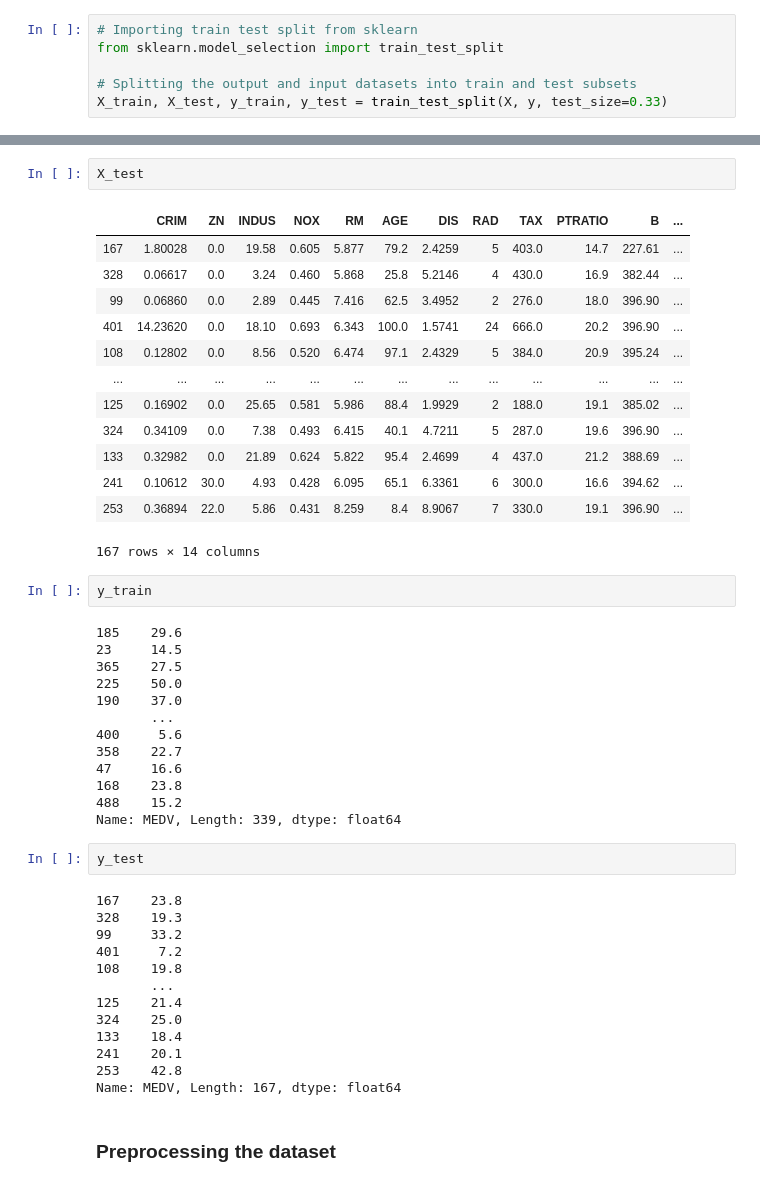
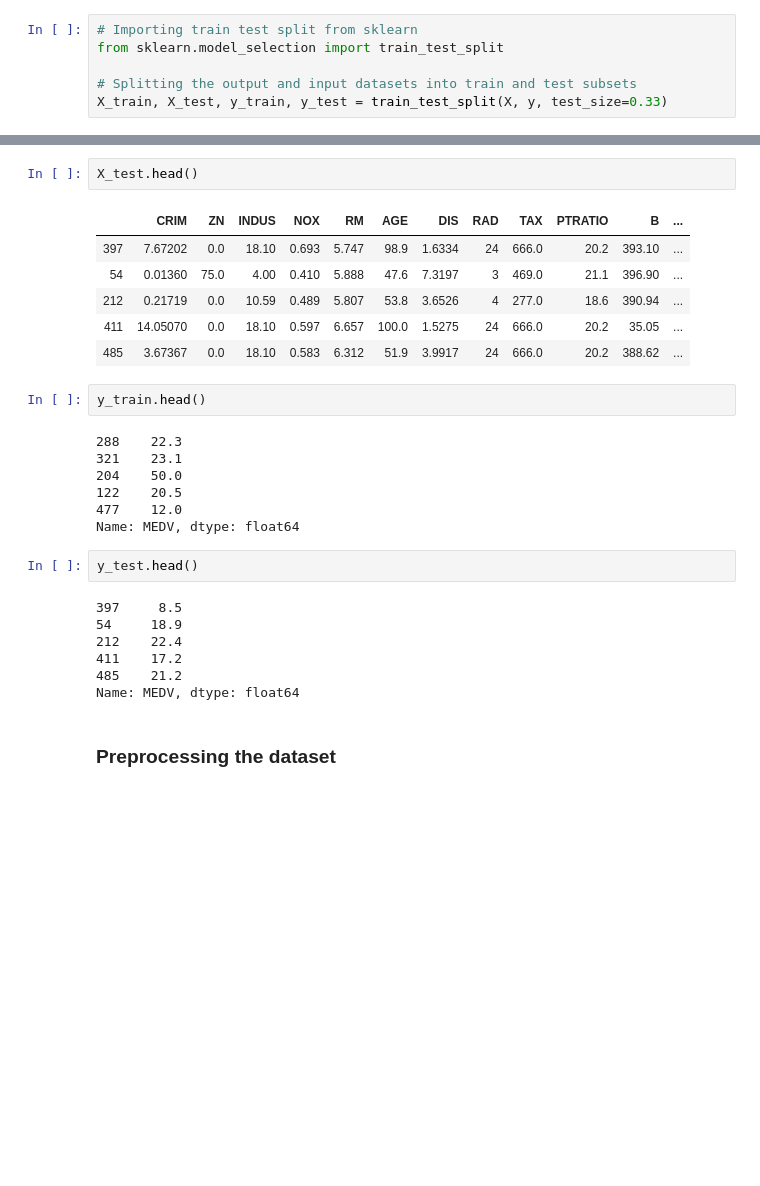
Before and after one commit to declanbarr/boston-house-prices, a Jupyter notebook: boston-house-prices-analysis.ipynb, the cells around one changed output, grey strips where cells are left out. Cells and saved outputs as stored; diff of their text form; blank space fills up the shorter version.

```diff
--- a/boston-house-prices-analysis.ipynb
+++ b/boston-house-prices-analysis.ipynb
@@ -366,49 +367,30 @@ X_train
 # %%
-X_test
+X_test.head()
 # %% [output]
 |  | CRIM | ZN | INDUS | NOX | RM | AGE | DIS | RAD | TAX | PTRATIO | B | ... |
-| 167 | 1.80028 | 0.0 | 19.58 | 0.605 | 5.877 | 79.2 | 2.4259 | 5 | 403.0 | 14.7 | 227.61 | ... |
-| 328 | 0.06617 | 0.0 | 3.24 | 0.460 | 5.868 | 25.8 | 5.2146 | 4 | 430.0 | 16.9 | 382.44 | ... |
-| 99 | 0.06860 | 0.0 | 2.89 | 0.445 | 7.416 | 62.5 | 3.4952 | 2 | 276.0 | 18.0 | 396.90 | ... |
-| 401 | 14.23620 | 0.0 | 18.10 | 0.693 | 6.343 | 100.0 | 1.5741 | 24 | 666.0 | 20.2 | 396.90 | ... |
-| 108 | 0.12802 | 0.0 | 8.56 | 0.520 | 6.474 | 97.1 | 2.4329 | 5 | 384.0 | 20.9 | 395.24 | ... |
-| ... | ... | ... | ... | ... | ... | ... | ... | ... | ... | ... | ... | ... |
-| 125 | 0.16902 | 0.0 | 25.65 | 0.581 | 5.986 | 88.4 | 1.9929 | 2 | 188.0 | 19.1 | 385.02 | ... |
-| 324 | 0.34109 | 0.0 | 7.38 | 0.493 | 6.415 | 40.1 | 4.7211 | 5 | 287.0 | 19.6 | 396.90 | ... |
-| 133 | 0.32982 | 0.0 | 21.89 | 0.624 | 5.822 | 95.4 | 2.4699 | 4 | 437.0 | 21.2 | 388.69 | ... |
-| 241 | 0.10612 | 30.0 | 4.93 | 0.428 | 6.095 | 65.1 | 6.3361 | 6 | 300.0 | 16.6 | 394.62 | ... |
-| 253 | 0.36894 | 22.0 | 5.86 | 0.431 | 8.259 | 8.4 | 8.9067 | 7 | 330.0 | 19.1 | 396.90 | ... |
+| 397 | 7.67202 | 0.0 | 18.10 | 0.693 | 5.747 | 98.9 | 1.6334 | 24 | 666.0 | 20.2 | 393.10 | ... |
+| 54 | 0.01360 | 75.0 | 4.00 | 0.410 | 5.888 | 47.6 | 7.3197 | 3 | 469.0 | 21.1 | 396.90 | ... |
+| 212 | 0.21719 | 0.0 | 10.59 | 0.489 | 5.807 | 53.8 | 3.6526 | 4 | 277.0 | 18.6 | 390.94 | ... |
+| 411 | 14.05070 | 0.0 | 18.10 | 0.597 | 6.657 | 100.0 | 1.5275 | 24 | 666.0 | 20.2 | 35.05 | ... |
+| 485 | 3.67367 | 0.0 | 18.10 | 0.583 | 6.312 | 51.9 | 3.9917 | 24 | 666.0 | 20.2 | 388.62 | ... |
-167 rows × 14 columns
 # %%
-y_train
+y_train.head()
 # %% [output]
-185    29.6
-23     14.5
-365    27.5
-225    50.0
-190    37.0
-       ...
-400     5.6
-358    22.7
-47     16.6
-168    23.8
-488    15.2
-Name: MEDV, Length: 339, dtype: float64
+288    22.3
+321    23.1
+204    50.0
+122    20.5
+477    12.0
+Name: MEDV, dtype: float64
 # %%
-y_test
+y_test.head()
 # %% [output]
-167    23.8
-328    19.3
-99     33.2
-401     7.2
-108    19.8
-       ...
-125    21.4
-324    25.0
-133    18.4
-241    20.1
-253    42.8
-Name: MEDV, Length: 167, dtype: float64
+397     8.5
+54     18.9
+212    22.4
+411    17.2
+485    21.2
+Name: MEDV, dtype: float64
 # %% [markdown]
 ### Preprocessing the dataset
 # %% [markdown]
```
Also changed, not shown: parts of 12 cells of this notebook.
